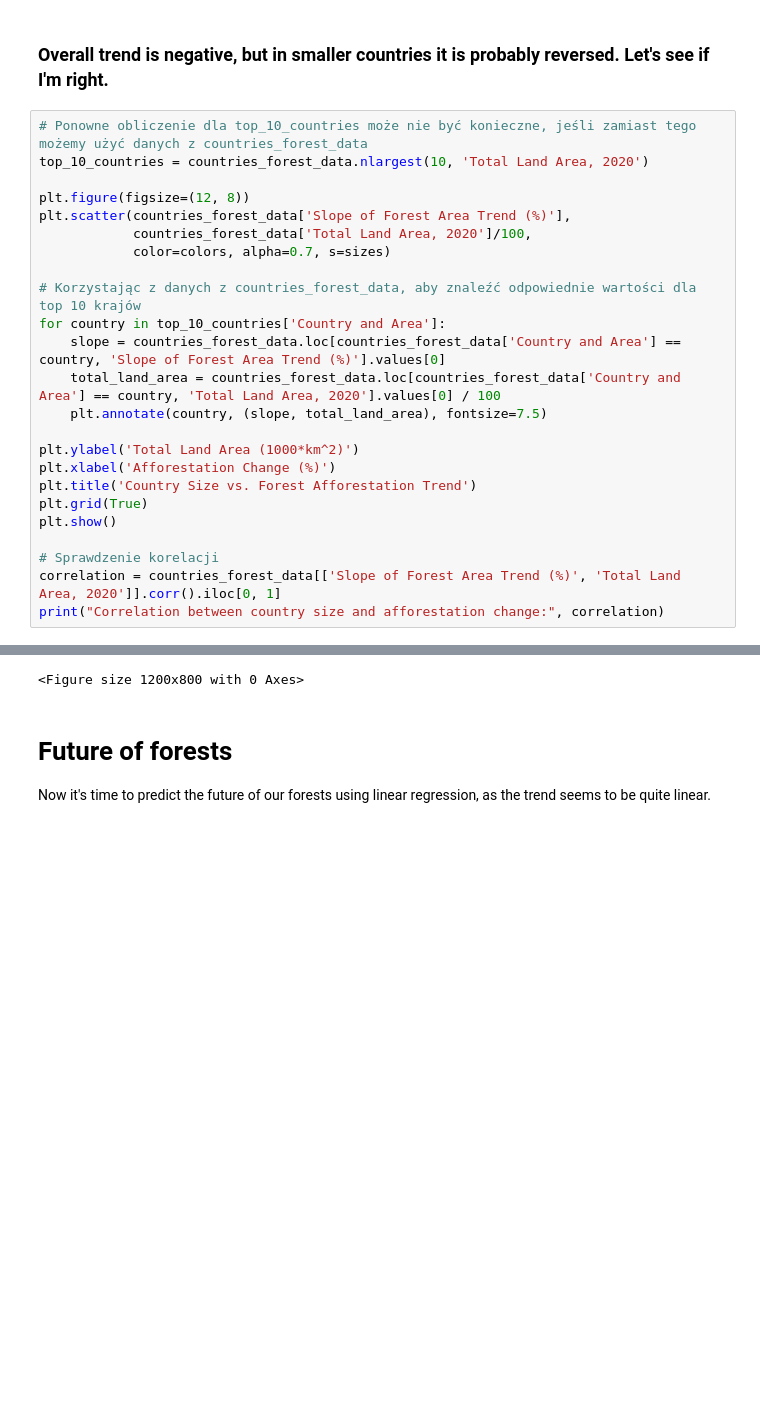
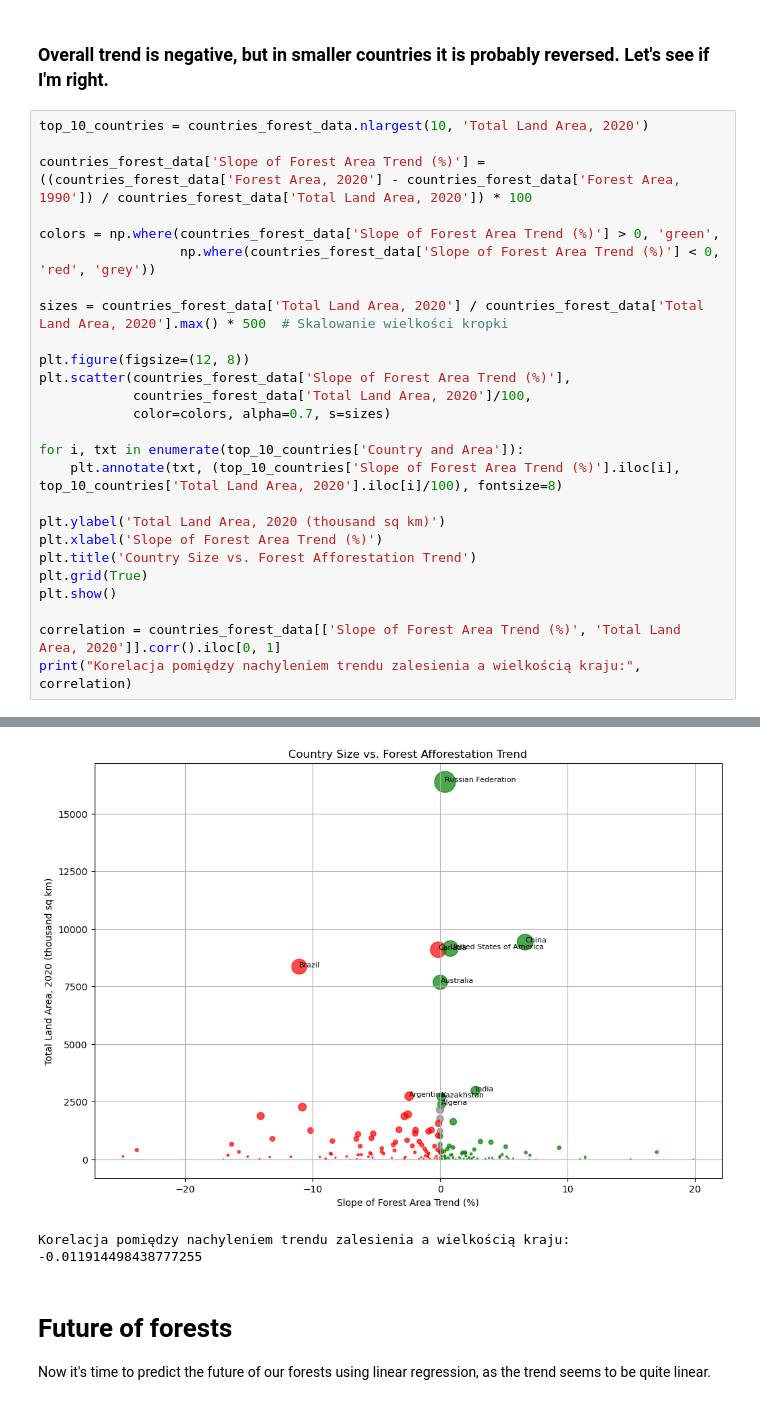
Before and after one commit to Tomaszlek/Forest-Insights, a Jupyter notebook: Forests_future.ipynb, the cells around one changed output, grey strips where cells are left out. Cells and saved outputs as stored; diff of their text form; blank space fills up the shorter version.

```diff
--- a/Forests_future.ipynb
+++ b/Forests_future.ipynb
@@ -138,27 +138,29 @@ interactive(children=(Dropdown(description='Country:', options=('WORLD', 'Afghan
 # %% [markdown]
 ### Overall trend is negative, but in smaller countries it is probably reversed. Let's see if I'm right.
 # %%
-# Ponowne obliczenie dla top_10_countries może nie być konieczne, jeśli zamiast tego możemy użyć danych z countries_forest_data
 top_10_countries = countries_forest_data.nlargest(10, 'Total Land Area, 2020')
+
+countries_forest_data['Slope of Forest Area Trend (%)'] = ((countries_forest_data['Forest Area, 2020'] - countries_forest_data['Forest Area, 1990']) / countries_forest_data['Total Land Area, 2020']) * 100
+
+colors = np.where(countries_forest_data['Slope of Forest Area Trend (%)'] > 0, 'green',
+                  np.where(countries_forest_data['Slope of Forest Area Trend (%)'] < 0, 'red', 'grey'))
+
+sizes = countries_forest_data['Total Land Area, 2020'] / countries_forest_data['Total Land Area, 2020'].max() * 500  # Skalowanie wielkości kropki
 
 plt.figure(figsize=(12, 8))
 plt.scatter(countries_forest_data['Slope of Forest Area Trend (%)'],
             countries_forest_data['Total Land Area, 2020']/100,
             color=colors, alpha=0.7, s=sizes)
 
-# Korzystając z danych z countries_forest_data, aby znaleźć odpowiednie wartości dla top 10 krajów
-for country in top_10_countries['Country and Area']:
-    slope = countries_forest_data.loc[countries_forest_data['Country and Area'] == country, 'Slope of Forest Area Trend (%)'].values[0]
-    total_land_area = countries_forest_data.loc[countries_forest_data['Country and Area'] == country, 'Total Land Area, 2020'].values[0] / 100
-    plt.annotate(country, (slope, total_land_area), fontsize=7.5)
+for i, txt in enumerate(top_10_countries['Country and Area']):
+    plt.annotate(txt, (top_10_countries['Slope of Forest Area Trend (%)'].iloc[i], top_10_countries['Total Land Area, 2020'].iloc[i]/100), fontsize=8)
 
-plt.ylabel('Total Land Area (1000*km^2)')
-plt.xlabel('Afforestation Change (%)')
+plt.ylabel('Total Land Area, 2020 (thousand sq km)')
+plt.xlabel('Slope of Forest Area Trend (%)')
 plt.title('Country Size vs. Forest Afforestation Trend')
 plt.grid(True)
 plt.show()
 
-# Sprawdzenie korelacji
 correlation = countries_forest_data[['Slope of Forest Area Trend (%)', 'Total Land Area, 2020']].corr().iloc[0, 1]
-print("Correlation between country size and afforestation change:", correlation)
+print("Korelacja pomiędzy nachyleniem trendu zalesienia a wielkością kraju:", correlation)
 # %% [output]
@@ -166,4 +172,5 @@ KeyError: 'Slope of Forest Area Trend (%)'
+[figure, added]
-<Figure size 1200x800 with 0 Axes>
+Korelacja pomiędzy nachyleniem trendu zalesienia a wielkością kraju: -0.011914498438777255
 # %% [markdown]
 # Future of forests
 Now it's time to predict the future of our forests using linear regression, as the trend seems to be quite linear.
```
Also changed, not shown: parts of 4 cells of this notebook.
